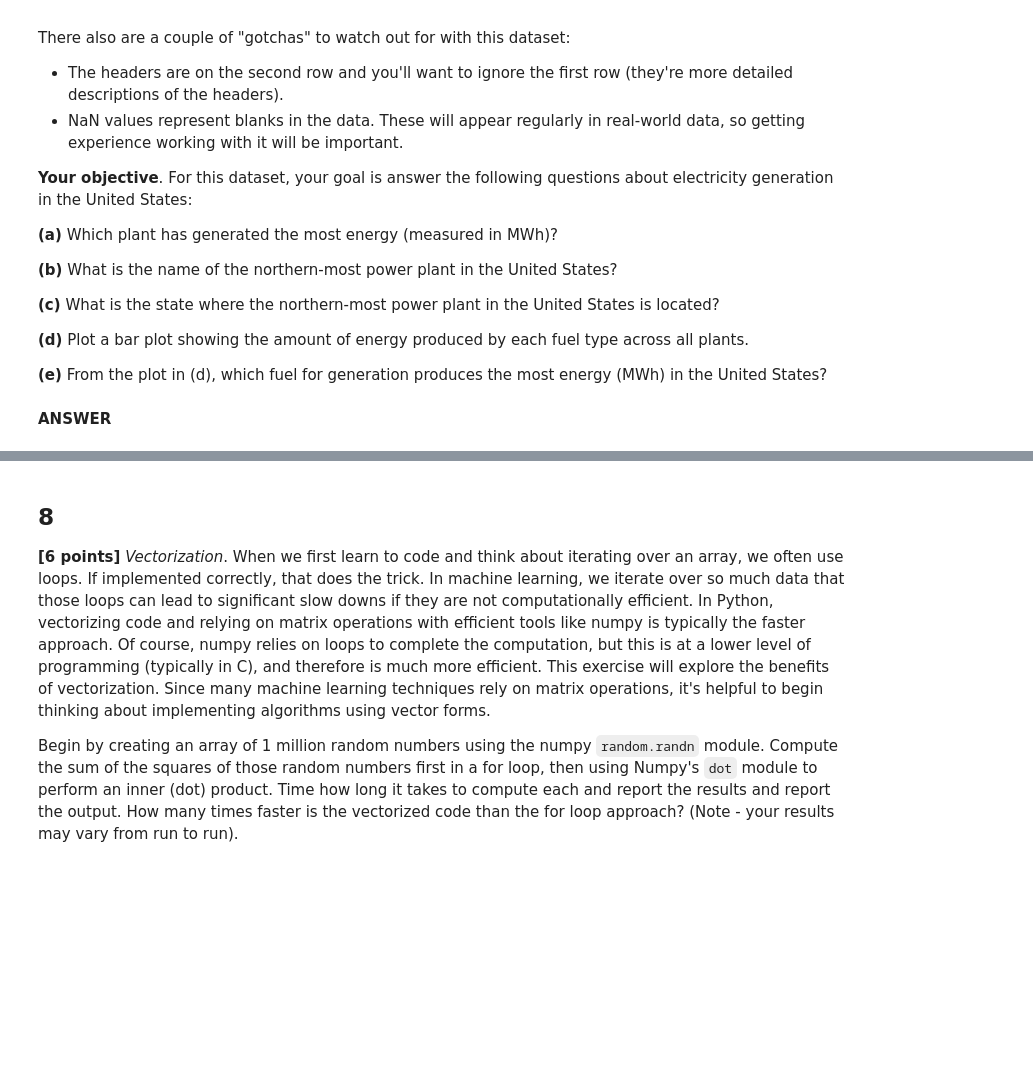
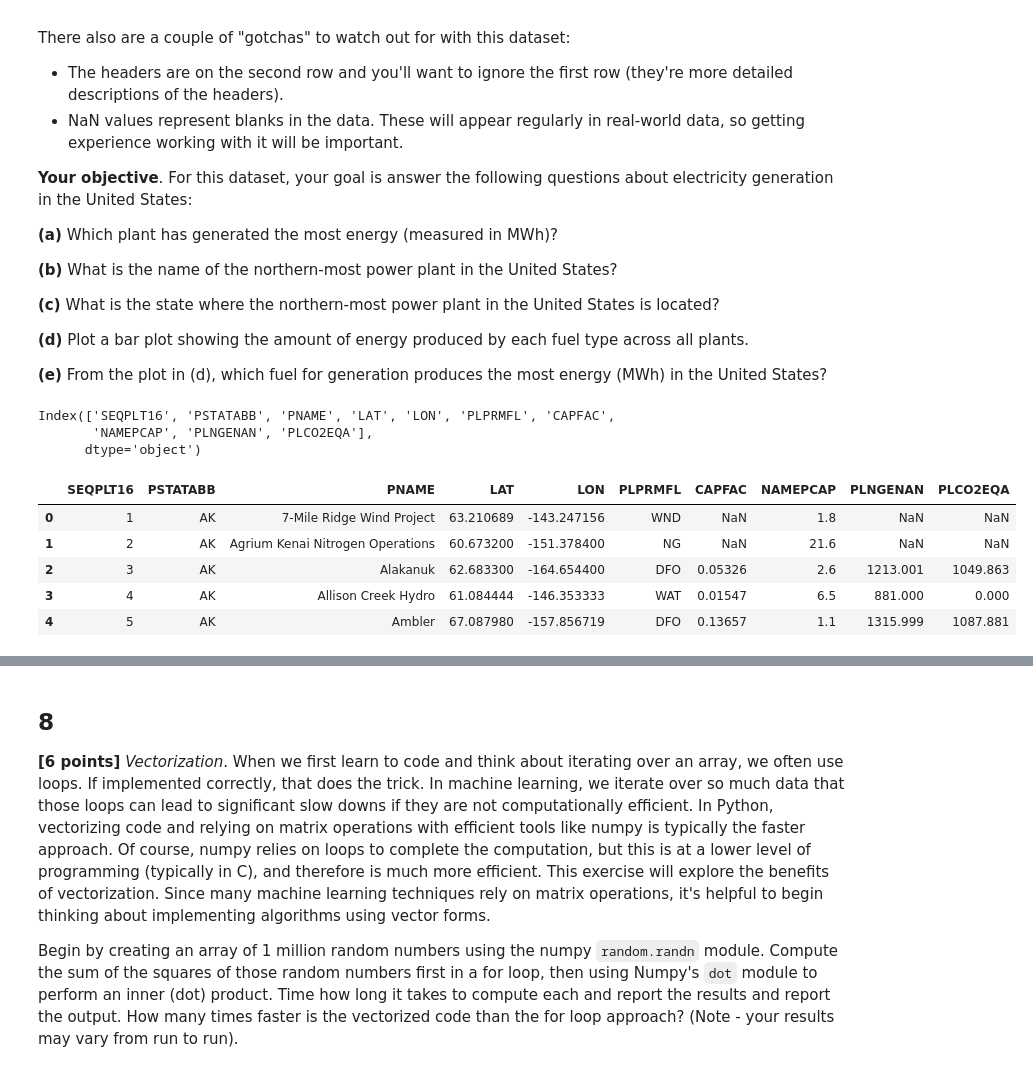
Before and after one commit to bw123111/MLcourse2025, a Jupyter notebook: assignments/Assignment_1.ipynb, the cells around one changed output, grey strips where cells are left out. Saved outputs shown, nothing was run; the diff lists cells and outputs as text; code cells hidden in the pictures; blank space fills up the shorter version.

```diff
--- a/assignments/Assignment_1.ipynb
+++ b/assignments/Assignment_1.ipynb
@@ -354,5 +354,26 @@ There also are a couple of "gotchas" to watch out for with this dataset:
 **(d)** Plot a bar plot showing the amount of energy produced by each fuel type across all plants.
 
 **(e)** From the plot in (d), which fuel for generation produces the most energy (MWh) in the United States?
-# %% [markdown]
-**ANSWER**
+# %%
+import pandas as pd
+
+# url to RAW document path in my github clone of the course.
+# Must change "blob" in web address to "raw" for this to work!!
+url = "https://github.com/bw123111/MLcourse2025/raw/main/assignments/data/a1_egrid2016.xlsx"
+
+# import data as dataframe, specify engine or else this will not work!!
+# skip importing the first row of detailed headers.
+data = pd.read_excel(url, engine="openpyxl", skiprows=1)
+
+print(data.columns)
+data.head()
+# %% [output]
+Index(['SEQPLT16', 'PSTATABB', 'PNAME', 'LAT', 'LON', 'PLPRMFL', 'CAPFAC',
+       'NAMEPCAP', 'PLNGENAN', 'PLCO2EQA'],
+      dtype='object')
+|  | SEQPLT16 | PSTATABB | PNAME | LAT | LON | PLPRMFL | CAPFAC | NAMEPCAP | PLNGENAN | PLCO2EQA |
+| 0 | 1 | AK | 7-Mile Ridge Wind Project | 63.210689 | -143.247156 | WND | NaN | 1.8 | NaN | NaN |
+| 1 | 2 | AK | Agrium Kenai Nitrogen Operations | 60.673200 | -151.378400 | NG | NaN | 21.6 | NaN | NaN |
+| 2 | 3 | AK | Alakanuk | 62.683300 | -164.654400 | DFO | 0.05326 | 2.6 | 1213.001 | 1049.863 |
+| 3 | 4 | AK | Allison Creek Hydro | 61.084444 | -146.353333 | WAT | 0.01547 | 6.5 | 881.000 | 0.000 |
+| 4 | 5 | AK | Ambler | 67.087980 | -157.856719 | DFO | 0.13657 | 1.1 | 1315.999 | 1087.881 |
```
Also changed, not shown: parts of 9 cells of this notebook.
